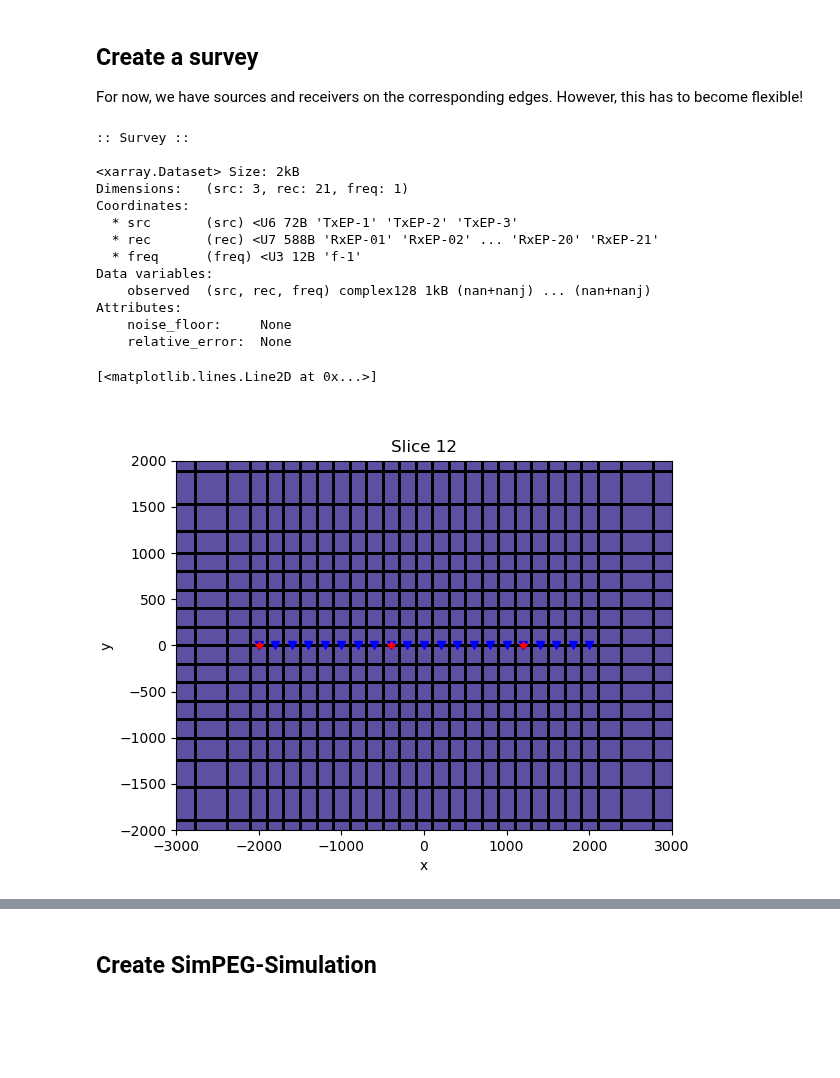
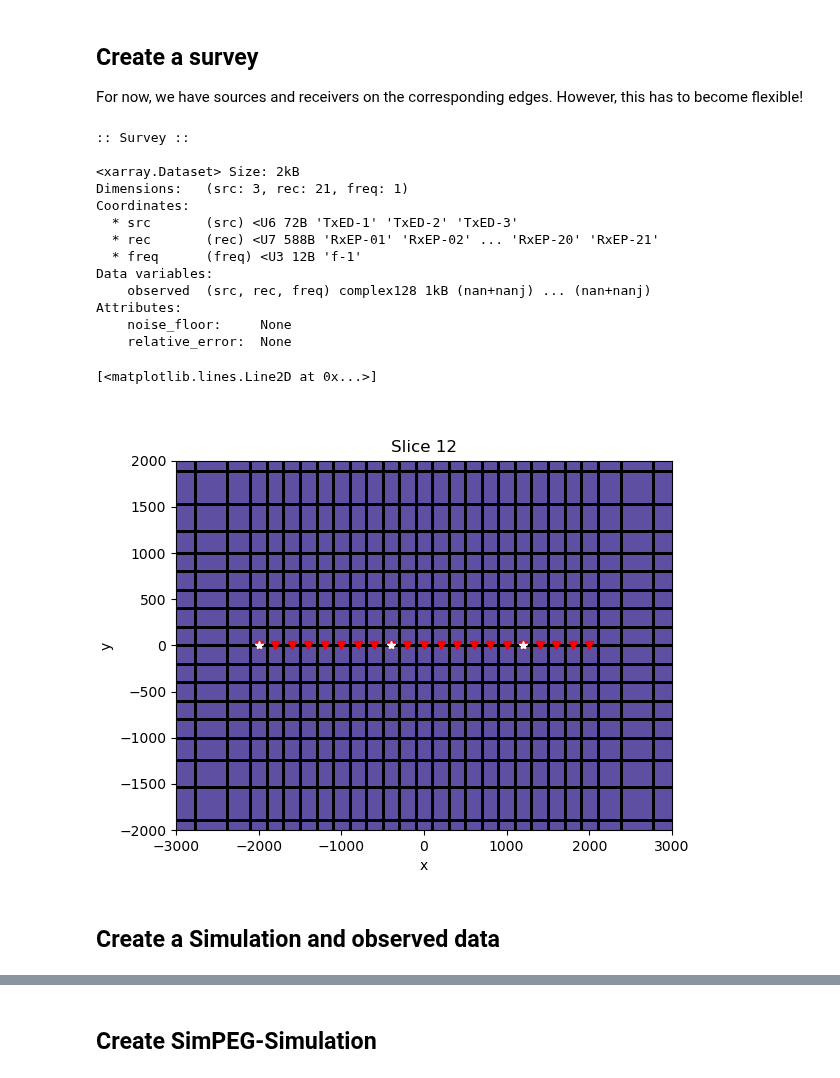
Before and after one commit to prisae/dev-pygimli-emg3d, a Jupyter notebook: simpeg-emg3d-dev-New-reverse.ipynb, the cells around one changed output, grey strips where cells are left out. Saved outputs shown, nothing was run; the diff lists cells and outputs as text; code cells hidden in the pictures; blank space fills up the shorter version.

```diff
--- a/simpeg-emg3d-dev-New-reverse.ipynb
+++ b/simpeg-emg3d-dev-New-reverse.ipynb
@@ -105,7 +106,7 @@ For now, we have sources and receivers on the corresponding edges. However, this
 # %%
 rec_x = mesh.cell_centers_x[abs(mesh.cell_centers_x) < 2100]
 rec = emg3d.surveys.txrx_coordinates_to_dict(emg3d.RxElectricPoint, (rec_x, 0, seafloor+100, 0, 0))
-src = emg3d.surveys.txrx_coordinates_to_dict(emg3d.TxElectricPoint, (rec_x[::8], 0, seafloor+100, 0, 0))
+src = emg3d.surveys.txrx_coordinates_to_dict(emg3d.TxElectricDipole, (rec_x[::8], 0, seafloor+100, 0, 0))
 survey = emg3d.Survey(
     sources=src,
     receivers=rec,
@@ -118,7 +119,7 @@ survey
 <xarray.Dataset> Size: 2kB
 Dimensions:   (src: 3, rec: 21, freq: 1)
 Coordinates:
-  * src       (src) <U6 72B 'TxEP-1' 'TxEP-2' 'TxEP-3'
+  * src       (src) <U6 72B 'TxED-1' 'TxED-2' 'TxED-3'
   * rec       (rec) <U7 588B 'RxEP-01' 'RxEP-02' ... 'RxEP-20' 'RxEP-21'
   * freq      (freq) <U3 12B 'f-1'
 Data variables:
@@ -129,17 +130,19 @@ Attributes:
 # %%
 rec_coords = survey.receiver_coordinates()
 src_coords = survey.source_coordinates()
 # QC
 mesh.plot_slice(
     1./sigma, grid=True, normal='Z',
     ind=12,
     pcolor_opts={'cmap':'Spectral_r', 'norm':LogNorm(vmin=1, vmax=100)},
     range_x=(-3000, 3000),
     range_y=(-2000, 2000),
 )
 
-plt.plot(rec_coords[0], rec_coords[1], 'bv')
-plt.plot(src_coords[0], src_coords[1], 'r*')
+plt.plot(rec_coords[0], rec_coords[1], 'rv')
+plt.plot(src_coords[0], src_coords[1], 'w*')
 # %% [output]
 [<matplotlib.lines.Line2D at 0x...>]
-[figure, old version]
+[figure, new version]
+# %% [markdown]
+## Create a Simulation and observed data
```
Also changed, not shown: parts of 5 cells of this notebook.
